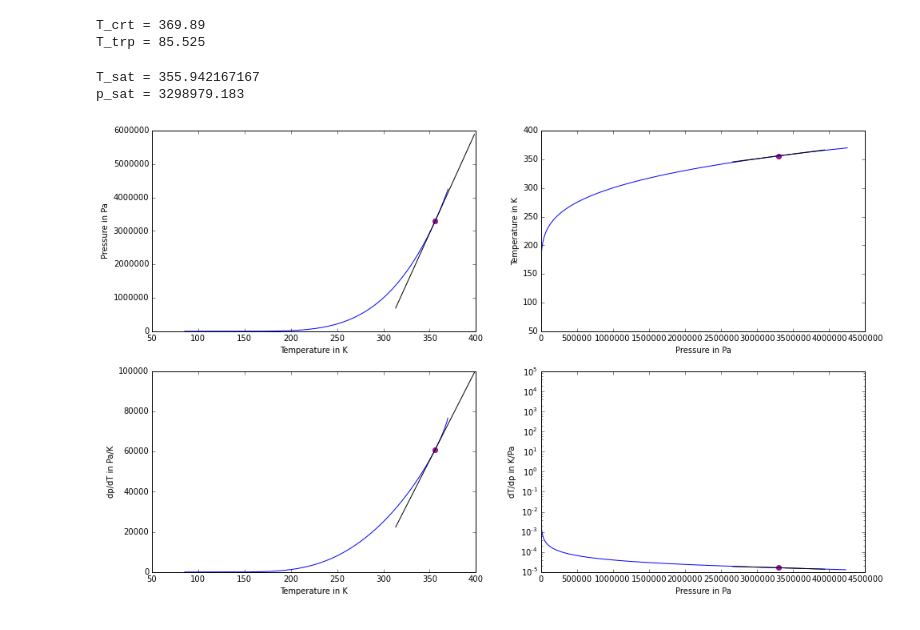
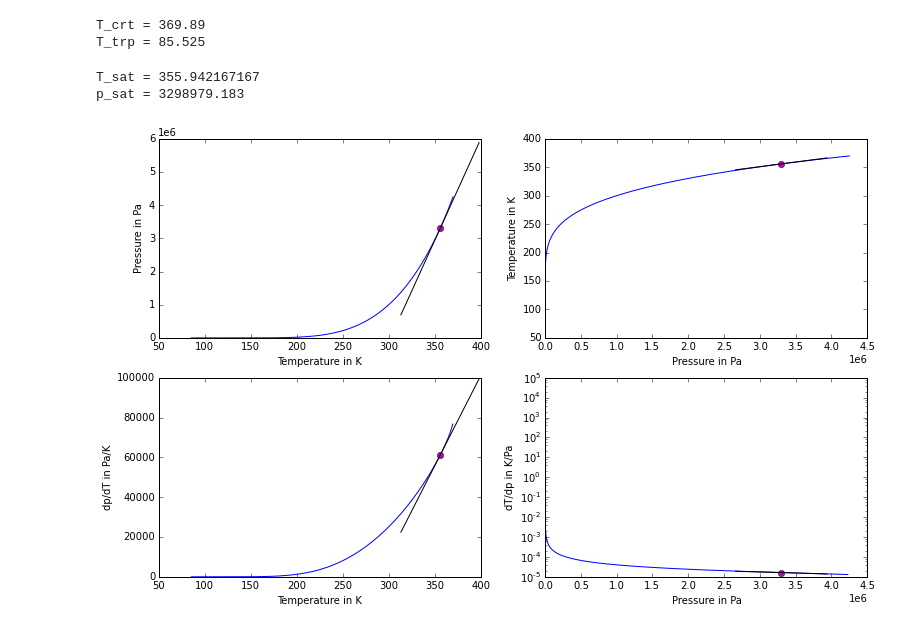
Before and after one commit to CoolProp/CoolProp, a Jupyter notebook: doc/notebooks/Saturation.ipynb, the cells around one changed output. Cells and saved outputs as stored; diff of their text form; code cells hidden in the pictures.

Commit message:
fine-tuning saturation plots

```diff
--- a/doc/notebooks/Saturation.ipynb
+++ b/doc/notebooks/Saturation.ipynb
@@ -15,6 +15,7 @@ golden = (1 + 5 ** 0.5) / 2
 kilo = 1e3
 Mega = 1e6
 nPoints = 1000
+width=12.7
 
 # helper function: get slope from two sorted arrays
 def numSlopeAr(xAr, yAr):
@@ -73,8 +74,10 @@ u_sat_liq = CP.CoolProp.PropsSI('U','T',T_sat,'Q',0,FluidName)
 u_sat_vap = CP.CoolProp.PropsSI('U','T',T_sat,'Q',1,FluidName)
 
 # Clausius-Clapeyron
-dp_dT_q = (s_sat_vap-s_sat_liq) / (v_sat_vap-v_sat_liq)
-dT_dp_q = (v_sat_vap-v_sat_liq) / (s_sat_vap-s_sat_liq) # = 1/dp_dT_q
+Δs_vl = (s_sat_vap-s_sat_liq)
+Δv_vl = (v_sat_vap-v_sat_liq)
+dp_dT_q =  Δs_vl/Δv_vl
+dT_dp_q = Δv_vl/Δs_vl # = 1/dp_dT_q
 dp_dT_qn = numSlopeAr(T_sat,p_sat)
 dT_dp_qn = numSlopeAr(p_sat,T_sat)
 
@@ -151,9 +154,9 @@ ds_dh_ql = ds_dT_ql/dh_dT_ql
 ds_dh_qv = ds_dT_qv/dh_dT_qv
 
 # derivs of Clausius-Clapeyron
-# d2p_dT2_q = ((ds_dT_qv-ds_dT_ql)*(v_sat_vap-v_sat_liq) - (s_sat_vap-s_sat_liq)*(dv_dT_qv-dv_dT_ql)) / (v_sat_vap-v_sat_liq)**2
-d2p_dT2_q = (ds_dT_qv-ds_dT_ql)/(v_sat_vap-v_sat_liq) - dp_dT_q*(dv_dT_qv-dv_dT_ql)/(v_sat_vap-v_sat_liq)
-d2T_dp2_q = (dv_dp_qv-dv_dp_ql)/(s_sat_vap-s_sat_liq) - dT_dp_q*(ds_dp_qv-ds_dp_ql)/(s_sat_vap-s_sat_liq)
+# d2p_dT2_q = ((ds_dT_qv-ds_dT_ql)*Δv_vl - Δs_vl*(dv_dT_qv-dv_dT_ql)) / Δv_vl**2
+d2p_dT2_q = (ds_dT_qv-ds_dT_ql)/Δv_vl - dp_dT_q*(dv_dT_qv-dv_dT_ql)/Δv_vl
+d2T_dp2_q = (dv_dp_qv-dv_dp_ql)/Δs_vl - dT_dp_q*(ds_dp_qv-ds_dp_ql)/Δs_vl
 d2p_dT2_qn = numSlopeAr(T_sat,dp_dT_q)
 d2T_dp2_qn = numSlopeAr(p_sat,dT_dp_q)
 
@@ -325,43 +328,46 @@ T_trp = 85.525
 mySatPoint = int(nPoints-50)
 print("T_sat = " + str(T_sat[mySatPoint]))
 print("p_sat = " + str(p_sat[mySatPoint]))
-plt.figure(figsize=(16,16*2/2/golden))
+plt.figure(figsize=(width,width*2/2/golden))
 
 plt.subplot(2,2,1)
 plt.plot(T_sat, p_sat, color='blue')
 #plt.yscale('log')
+plt.ticklabel_format(style='sci', axis='y', scilimits=(0,0))
 plt.xlabel('Temperature in K')
 plt.ylabel('Pressure in Pa')
 drawTangent(T_sat, p_sat, dp_dT_q, mySatPoint)
 #print(dp_dT_q - dp_dT_qn)
 
 plt.subplot(2,2,2)
 plt.plot(p_sat, T_sat, color='blue')
 #plt.yscale('log')
+plt.ticklabel_format(style='sci', axis='x', scilimits=(0,0))
 plt.xlabel('Pressure in Pa')
 plt.ylabel('Temperature in K')
 drawTangent(p_sat, T_sat, dT_dp_q, mySatPoint)
 #print(dT_dp_q - dT_dp_qn)
 
 plt.subplot(2,2,3)
 plt.plot(T_sat, dp_dT_q, color='blue')
 #plt.yscale('log')
 plt.xlabel('Temperature in K')
 plt.ylabel('dp/dT in Pa/K')
 drawTangent(T_sat, dp_dT_q, d2p_dT2_q, mySatPoint)
 #print(d2p_dT2_q - d2p_dT2_qn)
 
 plt.subplot(2,2,4)
 plt.plot(p_sat, dT_dp_q, color='blue')
 plt.yscale('log')
+plt.ticklabel_format(style='sci', axis='x', scilimits=(0,0))
 plt.xlabel('Pressure in Pa')
 plt.ylabel('dT/dp in K/Pa')
 drawTangent(p_sat, dT_dp_q, d2T_dp2_q, mySatPoint)
 #print(d2T_dp2_q - d2T_dp2_qn)
 # %% [output]
 T_sat = 355.942167167
 p_sat = 3298979.183
-[figure, old version]
+[figure, new version]
 # %%
 # Pick a point and set figure size
 mySatPoint = int(nPoints-50)
```
Also changed, not shown: parts of 2 cells of this notebook.
